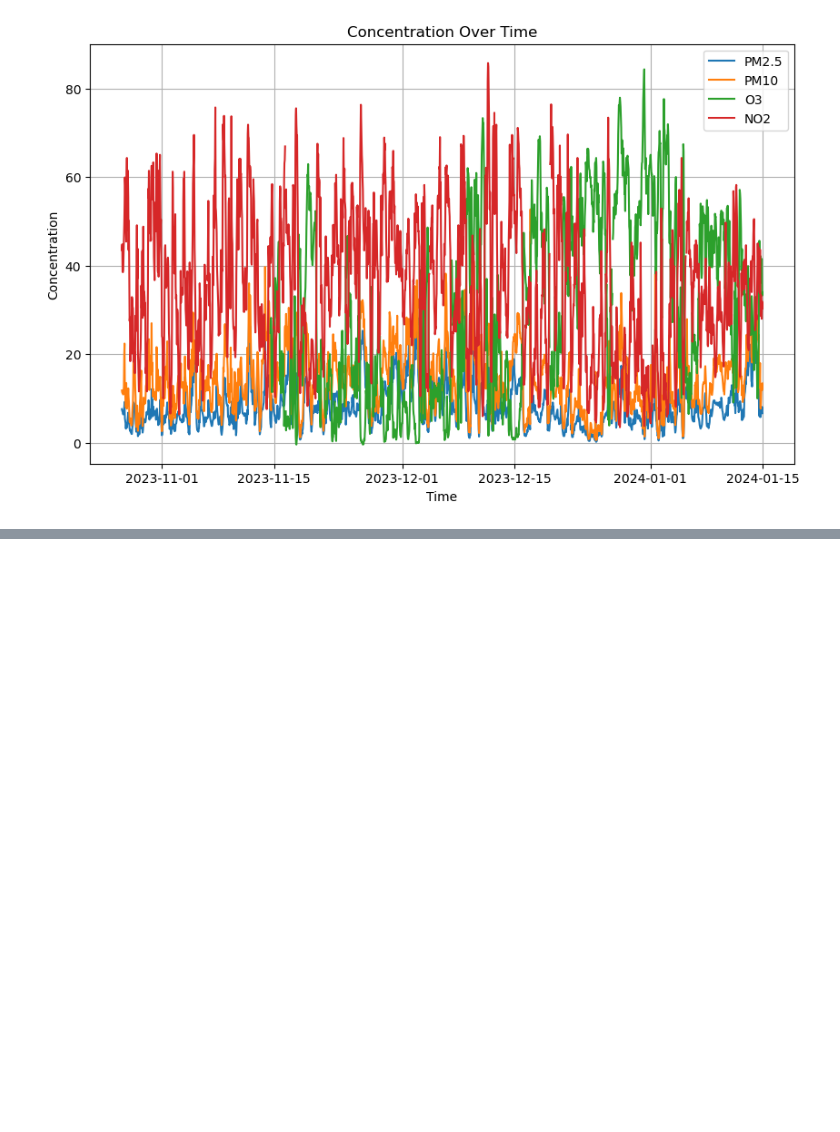
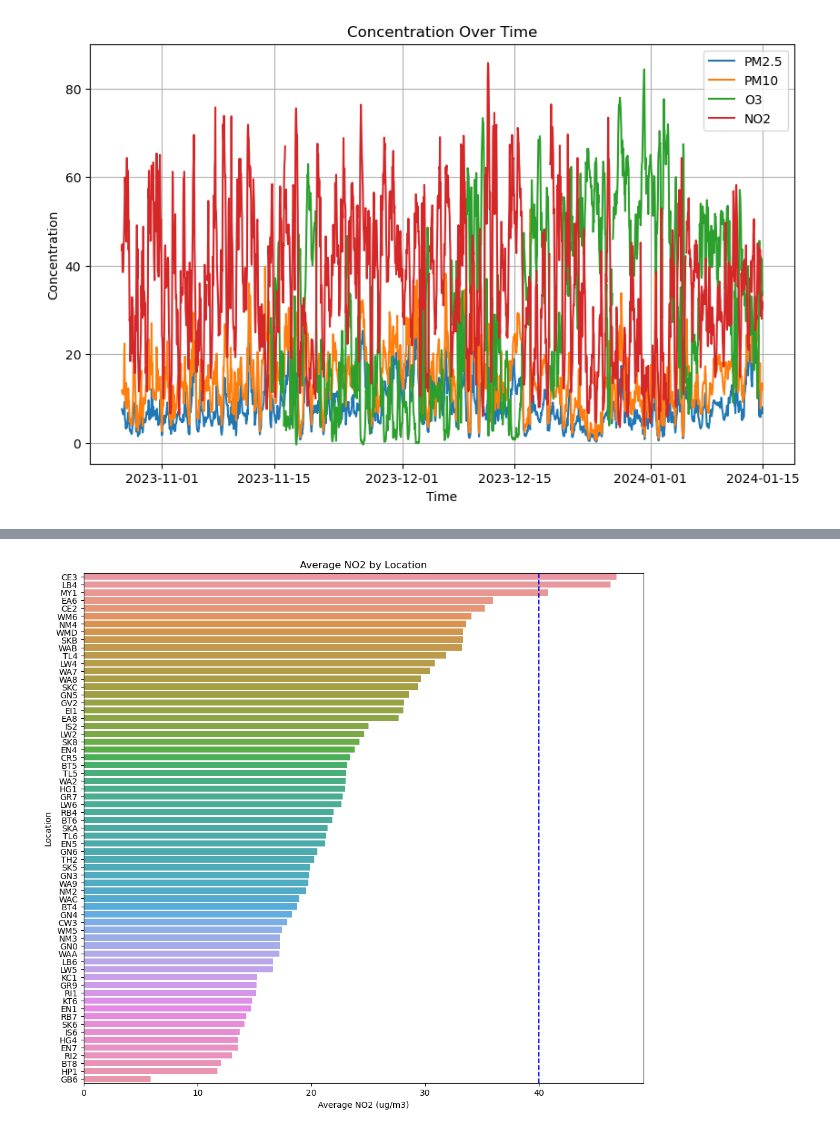
Before and after one commit to yiyansun/CUSP2024, a Jupyter notebook: bus_vis.ipynb, the cells around one changed output, grey strips where cells are left out. Cells and saved outputs as stored; diff of their text form; code cells hidden in the pictures; blank space fills up the shorter version.

```diff
--- a/bus_vis.ipynb
+++ b/bus_vis.ipynb
@@ -256,0 +308,16 @@ plt.show()
+# %%
+
+location_no2_median_avg = data.groupby('location')['NO2_median'].mean().reset_index()
+
+
+plt.figure(figsize=(12, 11))
+sns.barplot(x='NO2_median', y='location', data=location_no2_median_avg.sort_values('NO2_median', ascending=False))
+
+plt.axvline(x=40, color='b', linestyle='--')  # Add vertical line at x=40
+
+plt.title('Average NO2 by Location')
+plt.xlabel('Average NO2 (ug/m3)')
+plt.ylabel('Location')
+plt.show()
+# %% [output]
+[figure, added]
```
Also changed, not shown: parts of 22 cells of this notebook, 2 other files.
